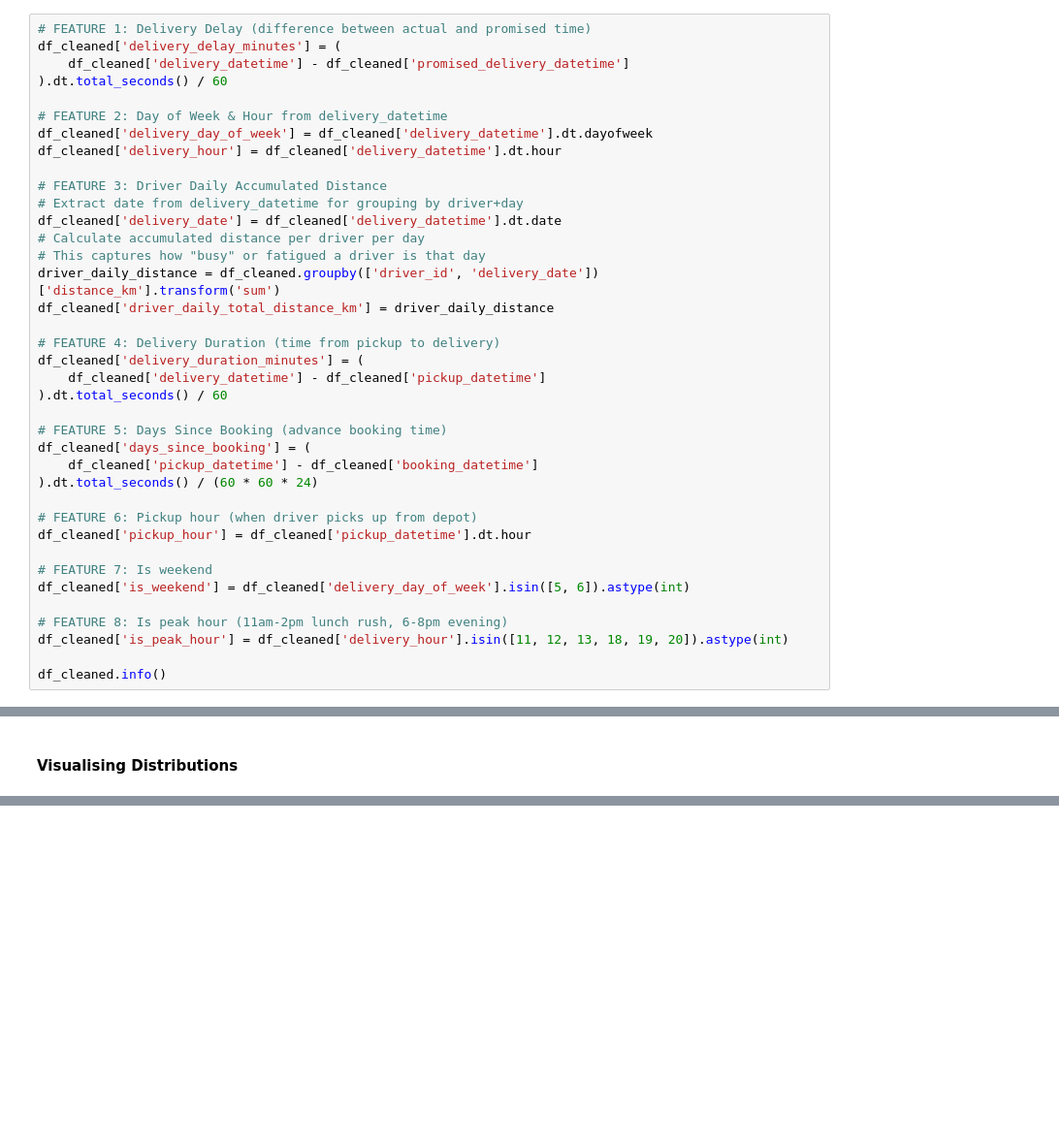
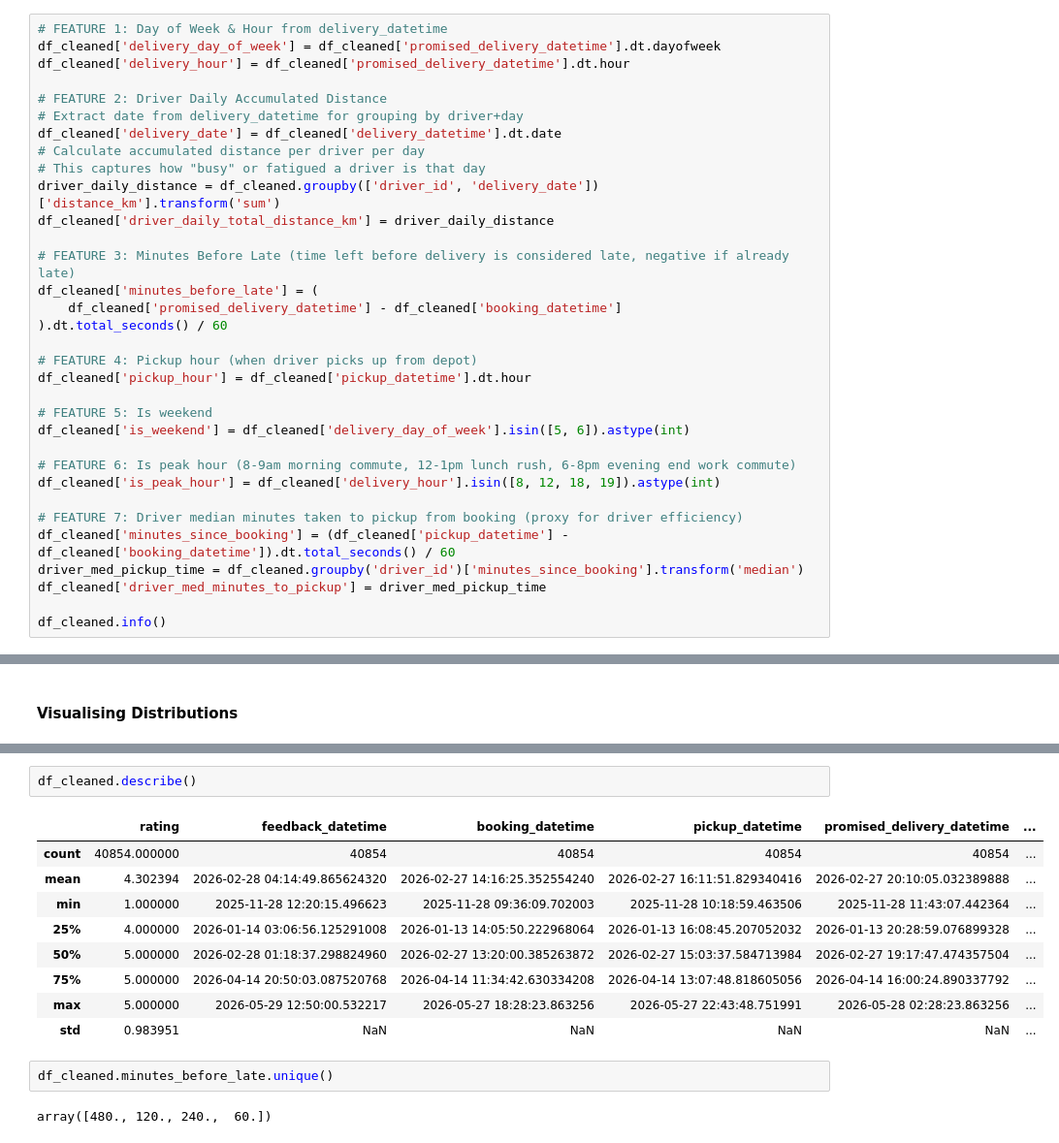
Before and after one commit to weirenong/aiap24-submission, a Jupyter notebook: eda.ipynb, the cells around one changed output, grey strips where cells are left out. Shown at 97% size. Saved outputs shown, nothing was run; the diff lists cells and outputs as text; blank space fills up the shorter version.

```diff
--- a/eda.ipynb
+++ b/eda.ipynb
@@ -314,16 +319,11 @@ Final DataFrame shape: (40854, 20)
 # %% [markdown]
 ## Feature Engineering
 # %%
-# FEATURE 1: Delivery Delay (difference between actual and promised time)
-df_cleaned['delivery_delay_minutes'] = (
-    df_cleaned['delivery_datetime'] - df_cleaned['promised_delivery_datetime']
-).dt.total_seconds() / 60
+# FEATURE 1: Day of Week & Hour from delivery_datetime
+df_cleaned['delivery_day_of_week'] = df_cleaned['promised_delivery_datetime'].dt.dayofweek
+df_cleaned['delivery_hour'] = df_cleaned['promised_delivery_datetime'].dt.hour
 
-# FEATURE 2: Day of Week & Hour from delivery_datetime
-df_cleaned['delivery_day_of_week'] = df_cleaned['delivery_datetime'].dt.dayofweek
-df_cleaned['delivery_hour'] = df_cleaned['delivery_datetime'].dt.hour
-
-# FEATURE 3: Driver Daily Accumulated Distance
+# FEATURE 2: Driver Daily Accumulated Distance
 # Extract date from delivery_datetime for grouping by driver+day
 df_cleaned['delivery_date'] = df_cleaned['delivery_datetime'].dt.date
 # Calculate accumulated distance per driver per day
@@ -331,24 +331,24 @@ df_cleaned['delivery_date'] = df_cleaned['delivery_datetime'].dt.date
 driver_daily_distance = df_cleaned.groupby(['driver_id', 'delivery_date'])['distance_km'].transform('sum')
 df_cleaned['driver_daily_total_distance_km'] = driver_daily_distance
 
-# FEATURE 4: Delivery Duration (time from pickup to delivery)
-df_cleaned['delivery_duration_minutes'] = (
-    df_cleaned['delivery_datetime'] - df_cleaned['pickup_datetime']
+# FEATURE 3: Minutes Before Late (time left before delivery is considered late, negative if already late)
+df_cleaned['minutes_before_late'] = (
+    df_cleaned['promised_delivery_datetime'] - df_cleaned['booking_datetime']
 ).dt.total_seconds() / 60
 
-# FEATURE 5: Days Since Booking (advance booking time)
-df_cleaned['days_since_booking'] = (
-    df_cleaned['pickup_datetime'] - df_cleaned['booking_datetime']
-).dt.total_seconds() / (60 * 60 * 24)
-
-# FEATURE 6: Pickup hour (when driver picks up from depot)
+# FEATURE 4: Pickup hour (when driver picks up from depot)
 df_cleaned['pickup_hour'] = df_cleaned['pickup_datetime'].dt.hour
 
-# FEATURE 7: Is weekend
+# FEATURE 5: Is weekend
 df_cleaned['is_weekend'] = df_cleaned['delivery_day_of_week'].isin([5, 6]).astype(int)
 
-# FEATURE 8: Is peak hour (11am-2pm lunch rush, 6-8pm evening)
-df_cleaned['is_peak_hour'] = df_cleaned['delivery_hour'].isin([11, 12, 13, 18, 19, 20]).astype(int)
+# FEATURE 6: Is peak hour (8-9am morning commute, 12-1pm lunch rush, 6-8pm evening end work commute)
+df_cleaned['is_peak_hour'] = df_cleaned['delivery_hour'].isin([8, 12, 18, 19]).astype(int)
+
+# FEATURE 7: Driver median minutes taken to pickup from booking (proxy for driver efficiency)
+df_cleaned['minutes_since_booking'] = (df_cleaned['pickup_datetime'] - df_cleaned['booking_datetime']).dt.total_seconds() / 60
+driver_med_pickup_time = df_cleaned.groupby('driver_id')['minutes_since_booking'].transform('median')
+df_cleaned['driver_med_minutes_to_pickup'] = driver_med_pickup_time
 
 df_cleaned.info()
 # %% [output]
@@ -375,0 +406,16 @@ memory usage: 9.2+ MB
+# %%
+df_cleaned.describe()
+# %% [output]
+|  | rating | feedback_datetime | booking_datetime | pickup_datetime | promised_delivery_datetime | ... |
+| count | 40854.000000 | 40854 | 40854 | 40854 | 40854 | ... |
+| mean | 4.302394 | 2026-02-28 04:14:49.865624320 | 2026-02-27 14:16:25.352554240 | 2026-02-27 16:11:51.829340416 | 2026-02-27 20:10:05.032389888 | ... |
+| min | 1.000000 | 2025-11-28 12:20:15.496623 | 2025-11-28 09:36:09.702003 | 2025-11-28 10:18:59.463506 | 2025-11-28 11:43:07.442364 | ... |
+| 25% | 4.000000 | 2026-01-14 03:06:56.125291008 | 2026-01-13 14:05:50.222968064 | 2026-01-13 16:08:45.207052032 | 2026-01-13 20:28:59.076899328 | ... |
+| 50% | 5.000000 | 2026-02-28 01:18:37.298824960 | 2026-02-27 13:20:00.385263872 | 2026-02-27 15:03:37.584713984 | 2026-02-27 19:17:47.474357504 | ... |
+| 75% | 5.000000 | 2026-04-14 20:50:03.087520768 | 2026-04-14 11:34:42.630334208 | 2026-04-14 13:07:48.818605056 | 2026-04-14 16:00:24.890337792 | ... |
+| max | 5.000000 | 2026-05-29 12:50:00.532217 | 2026-05-27 18:28:23.863256 | 2026-05-27 22:43:48.751991 | 2026-05-28 02:28:23.863256 | ... |
+| std | 0.983951 | NaN | NaN | NaN | NaN | ... |
+# %%
+df_cleaned.minutes_before_late.unique()
+# %% [output]
+array([480., 120., 240.,  60.])
```
Also changed, not shown: parts of 7 cells of this notebook, 1 other file.
